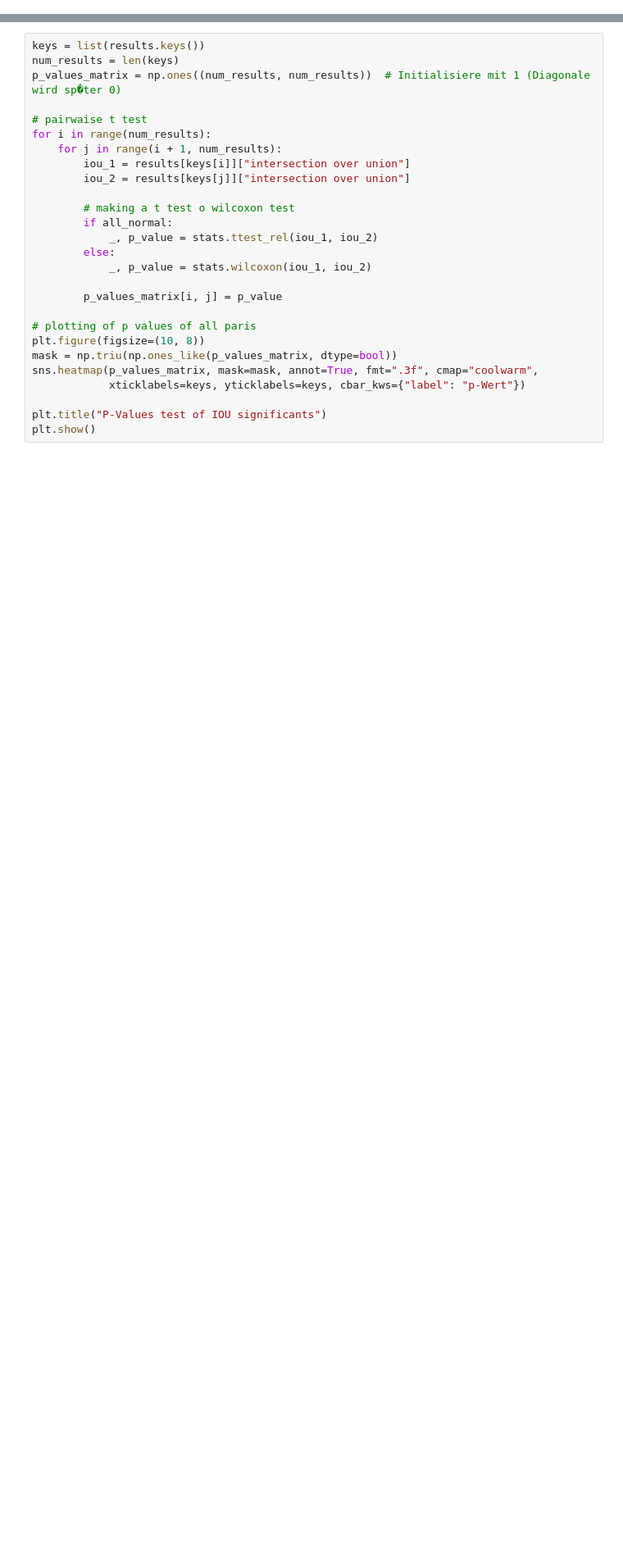
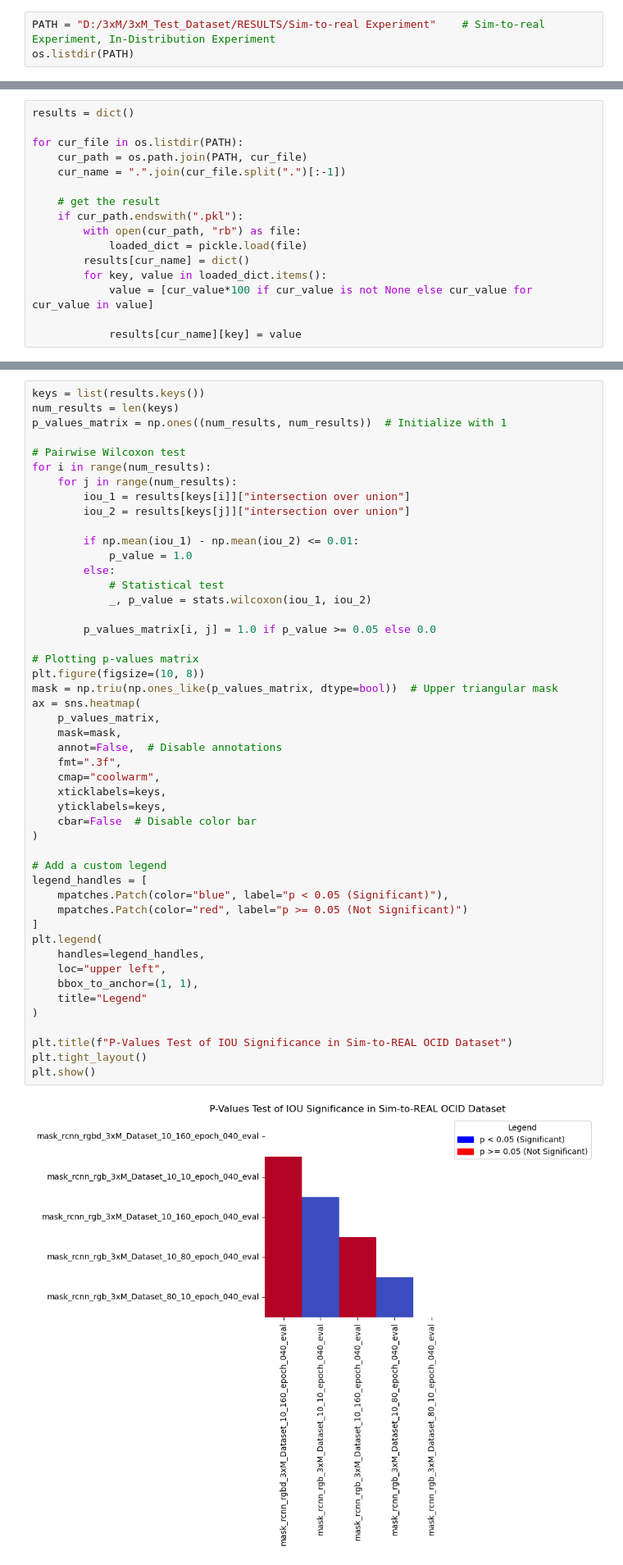
Before and after one commit to xXAI-botXx/torch-mask-rcnn-instance-segmentation, a Jupyter notebook: results.ipynb, the cells around one changed output, grey strips where cells are left out. Shown at 82% size. Saved outputs shown, nothing was run; the diff lists cells and outputs as text; blank space fills up the shorter version.

```diff
--- a/results.ipynb
+++ b/results.ipynb
@@ -70,0 +443,3 @@ Let the test beginn
+# %%
+PATH = "D:/3xM/3xM_Test_Dataset/RESULTS/Sim-to-real Experiment"    # Sim-to-real Experiment, In-Distribution Experiment
+os.listdir(PATH)
@@ -70,0 +454,16 @@ Let the test beginn
+# %%
+results = dict()
+
+for cur_file in os.listdir(PATH):
+    cur_path = os.path.join(PATH, cur_file)
+    cur_name = ".".join(cur_file.split(".")[:-1])
+
+    # get the result
+    if cur_path.endswith(".pkl"):
+        with open(cur_path, "rb") as file:
+            loaded_dict = pickle.load(file)
+        results[cur_name] = dict()
+        for key, value in loaded_dict.items():
+            value = [cur_value*100 if cur_value is not None else cur_value for cur_value in value]
+
+            results[cur_name][key] = value
@@ -71,27 +490,50 @@ Let the test beginn
 # %%
 keys = list(results.keys())
 num_results = len(keys)
-p_values_matrix = np.ones((num_results, num_results))  # Initialisiere mit 1 (Diagonale wird sp�ter 0)
+p_values_matrix = np.ones((num_results, num_results))  # Initialize with 1
 
-# pairwaise t test
+# Pairwise Wilcoxon test
 for i in range(num_results):
-    for j in range(i + 1, num_results):
+    for j in range(num_results):
         iou_1 = results[keys[i]]["intersection over union"]
         iou_2 = results[keys[j]]["intersection over union"]
 
-        # making a t test o wilcoxon test
-        if all_normal:
-            _, p_value = stats.ttest_rel(iou_1, iou_2)
+        if np.mean(iou_1) - np.mean(iou_2) <= 0.01:
+            p_value = 1.0
         else:
+            # Statistical test
             _, p_value = stats.wilcoxon(iou_1, iou_2)
 
-        p_values_matrix[i, j] = p_value
+        p_values_matrix[i, j] = 1.0 if p_value >= 0.05 else 0.0
 
-# plotting of p values of all paris
+# Plotting p-values matrix
 plt.figure(figsize=(10, 8))
-mask = np.triu(np.ones_like(p_values_matrix, dtype=bool))
-sns.heatmap(p_values_matrix, mask=mask, annot=True, fmt=".3f", cmap="coolwarm",
-            xticklabels=keys, yticklabels=keys, cbar_kws={"label": "p-Wert"})
+mask = np.triu(np.ones_like(p_values_matrix, dtype=bool))  # Upper triangular mask
+ax = sns.heatmap(
+    p_values_matrix,
+    mask=mask,
+    annot=False,  # Disable annotations
+    fmt=".3f",
+    cmap="coolwarm",
+    xticklabels=keys,
+    yticklabels=keys,
+    cbar=False  # Disable color bar
+)
 
-plt.title("P-Values test of IOU significants")
+# Add a custom legend
+legend_handles = [
+    mpatches.Patch(color="blue", label="p < 0.05 (Significant)"),
+    mpatches.Patch(color="red", label="p >= 0.05 (Not Significant)")
+]
+plt.legend(
+    handles=legend_handles,
+    loc="upper left",
+    bbox_to_anchor=(1, 1),
+    title="Legend"
+)
+
+plt.title(f"P-Values Test of IOU Significance in Sim-to-REAL OCID Dataset")
+plt.tight_layout()
 plt.show()
+# %% [output]
+[figure, added]
```
Also changed, not shown: parts of 34 cells of this notebook, 1 other file.
